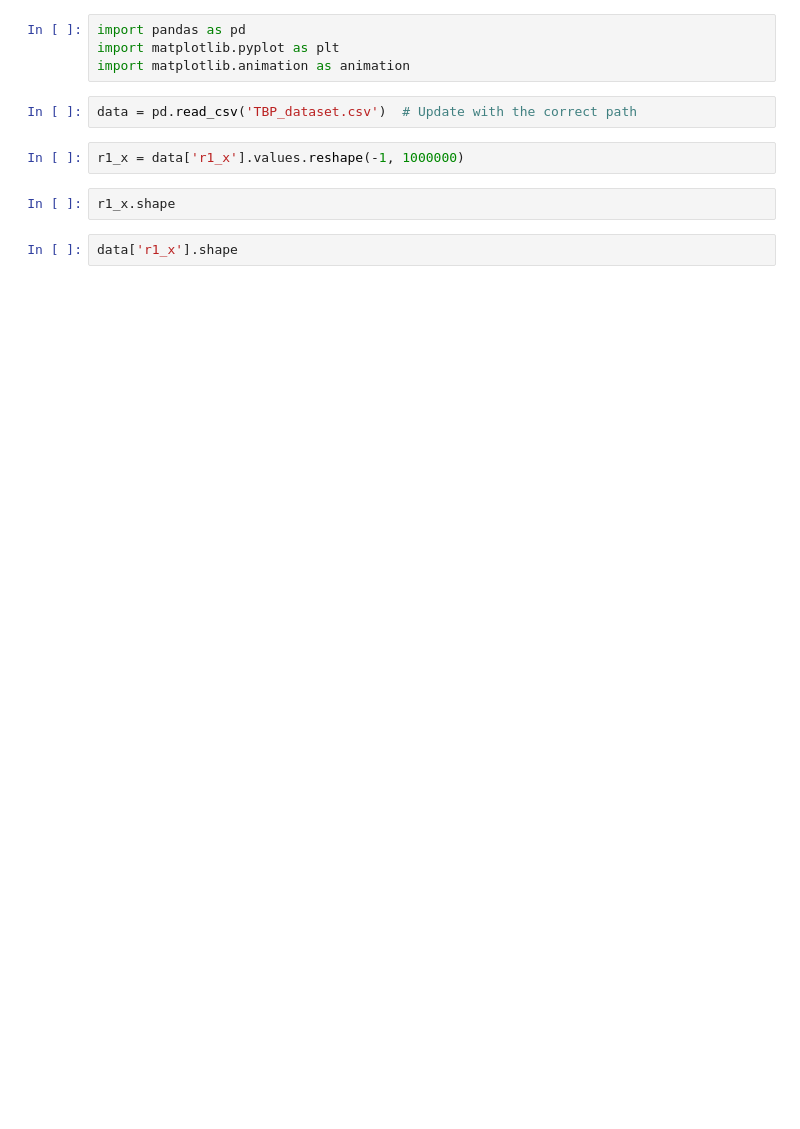
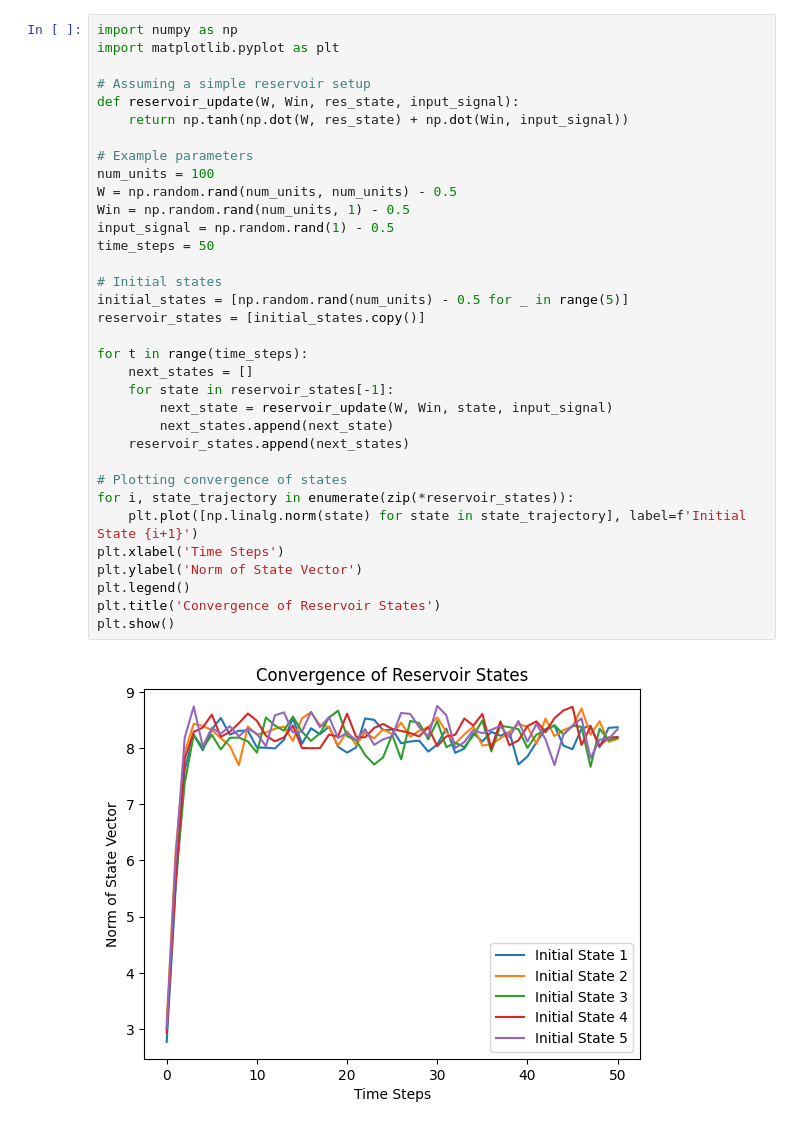
Before and after one commit to michelebanfi/chaotic-time-series-prediction, a Jupyter notebook: prova.ipynb, the cells around one changed output. Drawn from its saved outputs; the diff is of its cells as text; blank space fills up the shorter version.

```diff
--- a/prova.ipynb
+++ b/prova.ipynb
@@ -1,12 +1,36 @@
-# %%
-import pandas as pd
-import matplotlib.pyplot as plt
-import matplotlib.animation as animation
-# %%
-data = pd.read_csv('TBP_dataset.csv')  # Update with the correct path
-# %%
-r1_x = data['r1_x'].values.reshape(-1, 1000000)
-# %%
-r1_x.shape
-# %%
-data['r1_x'].shape
+# %%
+import numpy as np
+import matplotlib.pyplot as plt
+
+# Assuming a simple reservoir setup
+def reservoir_update(W, Win, res_state, input_signal):
+    return np.tanh(np.dot(W, res_state) + np.dot(Win, input_signal))
+
+# Example parameters
+num_units = 100
+W = np.random.rand(num_units, num_units) - 0.5
+Win = np.random.rand(num_units, 1) - 0.5
+input_signal = np.random.rand(1) - 0.5
+time_steps = 50
+
+# Initial states
+initial_states = [np.random.rand(num_units) - 0.5 for _ in range(5)]
+reservoir_states = [initial_states.copy()]
+
+for t in range(time_steps):
+    next_states = []
+    for state in reservoir_states[-1]:
+        next_state = reservoir_update(W, Win, state, input_signal)
+        next_states.append(next_state)
+    reservoir_states.append(next_states)
+
+# Plotting convergence of states
+for i, state_trajectory in enumerate(zip(*reservoir_states)):
+    plt.plot([np.linalg.norm(state) for state in state_trajectory], label=f'Initial State {i+1}')
+plt.xlabel('Time Steps')
+plt.ylabel('Norm of State Vector')
+plt.legend()
+plt.title('Convergence of Reservoir States')
+plt.show()
+# %% [output]
+[figure, added]
```
Also changed, not shown: parts of 1 cell of this notebook, 9 other files.
